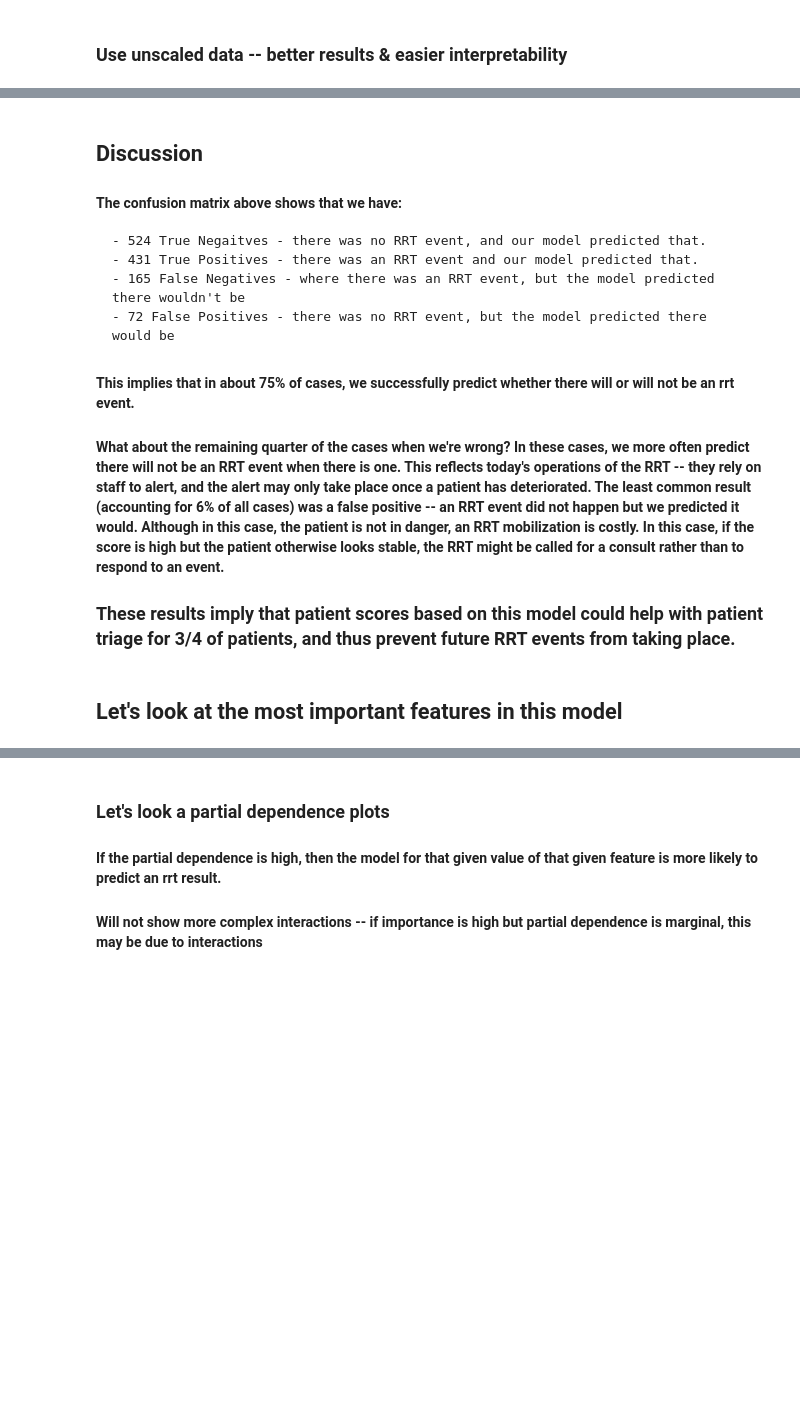
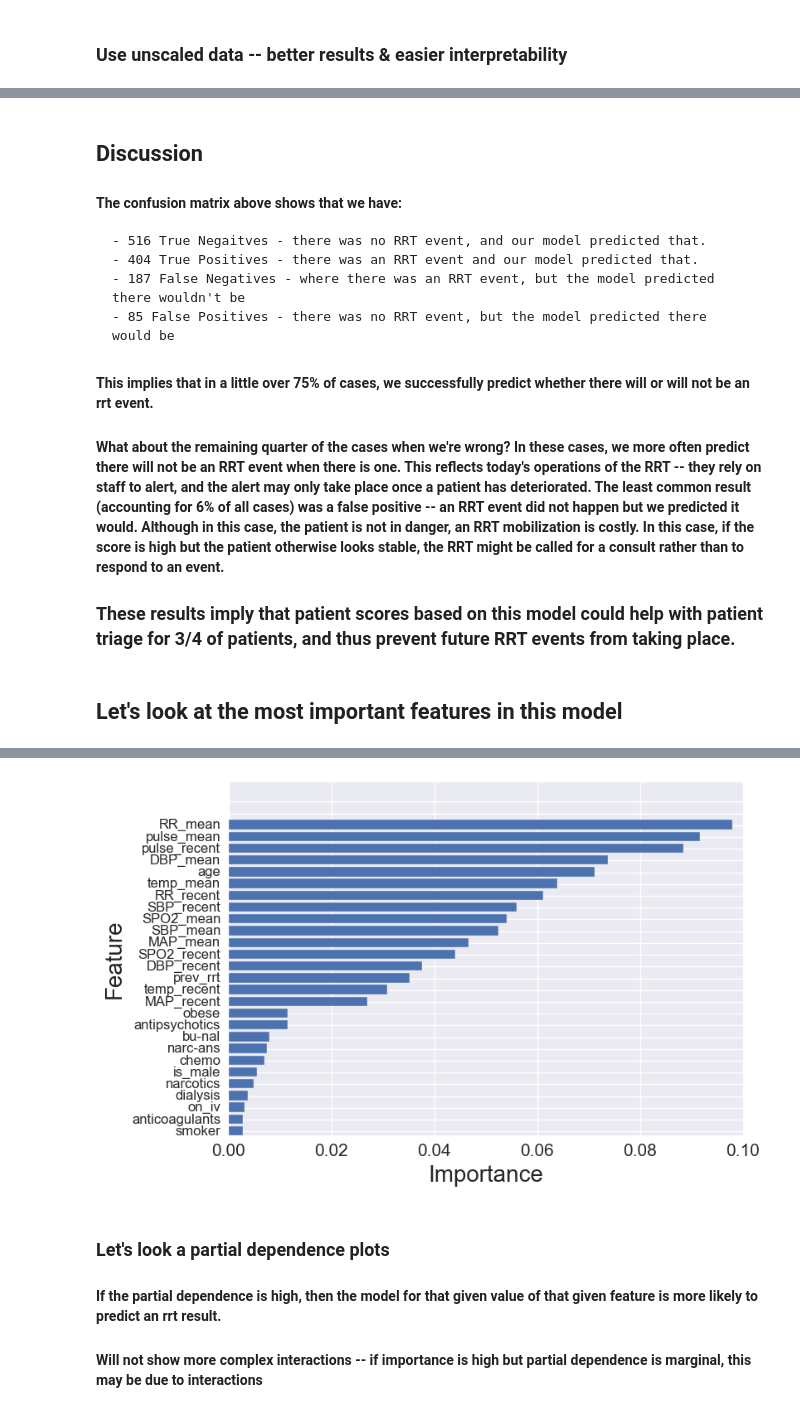
Before and after one commit to ProKarma-Inc/sharp-patient-risk-poc, a Jupyter notebook: notebooks/modeling/modeling_base.ipynb, the cells around one changed output, grey strips where cells are left out. Drawn from its saved outputs; the diff is of its cells as text; code cells hidden in the pictures; blank space fills up the shorter version.

Commit message:
Added to README, cleaned up modeling_base.ipynb

```diff
--- a/notebooks/modeling/modeling_base.ipynb
+++ b/notebooks/modeling/modeling_base.ipynb
@@ -491,12 +484,12 @@ sns.heatmap(confusion_matrix(y_test, gbc.predict(X_test)), annot=True, fmt='d')
 # %% [markdown]
 ## Discussion
 #### The confusion matrix above shows that we have:
-    - 524 True Negaitves - there was no RRT event, and our model predicted that.
-    - 431 True Positives - there was an RRT event and our model predicted that.
-    - 165 False Negatives - where there was an RRT event, but the model predicted there wouldn't be
-    - 72 False Positives - there was no RRT event, but the model predicted there would be
+    - 516 True Negaitves - there was no RRT event, and our model predicted that.
+    - 404 True Positives - there was an RRT event and our model predicted that.
+    - 187 False Negatives - where there was an RRT event, but the model predicted there wouldn't be
+    - 85 False Positives - there was no RRT event, but the model predicted there would be
 
-#### This implies that in about 75% of cases, we successfully predict whether there will or will not be an rrt event.
+#### This implies that in a little over 75% of cases, we successfully predict whether there will or will not be an rrt event.
 #### What about the remaining quarter of the cases when we're wrong? In these cases, we more often predict there will not be an RRT event when there is one. This reflects today's operations of the RRT -- they rely on staff to alert, and the alert may only take place once a patient has deteriorated. The least common result (accounting for 6% of all cases) was a false positive -- an RRT event did not happen but we predicted it would. Although in this case, the patient is not in danger, an RRT mobilization is costly. In this case, if the score is high but the patient otherwise looks stable, the RRT might be called for a consult rather than to respond to an event.
 
 
@@ -508,7 +501,6 @@ gbcRankedFeatures = sorted(zip(X.columns, gbc.feature_importances_),
                           key=lambda pair: pair[1],
                           reverse=False)
 # %%
-plt.figure(fig)
+plt.figure()
 make_feature_importance_plot(gbcRankedFeatures, 27) # note - we have 27 features currently
-plt.tight_layout()
 # %% [output]
@@ -517,3 +507,4 @@ plt.tight_layout()
+[figure, added]
 # %% [markdown]
 ### Let's look a partial dependence plots
 #### If the partial dependence is high, then the model for that given value of that given feature is more likely to predict an rrt result.
```
Also changed, not shown: parts of 27 cells of this notebook, 2 other files.
